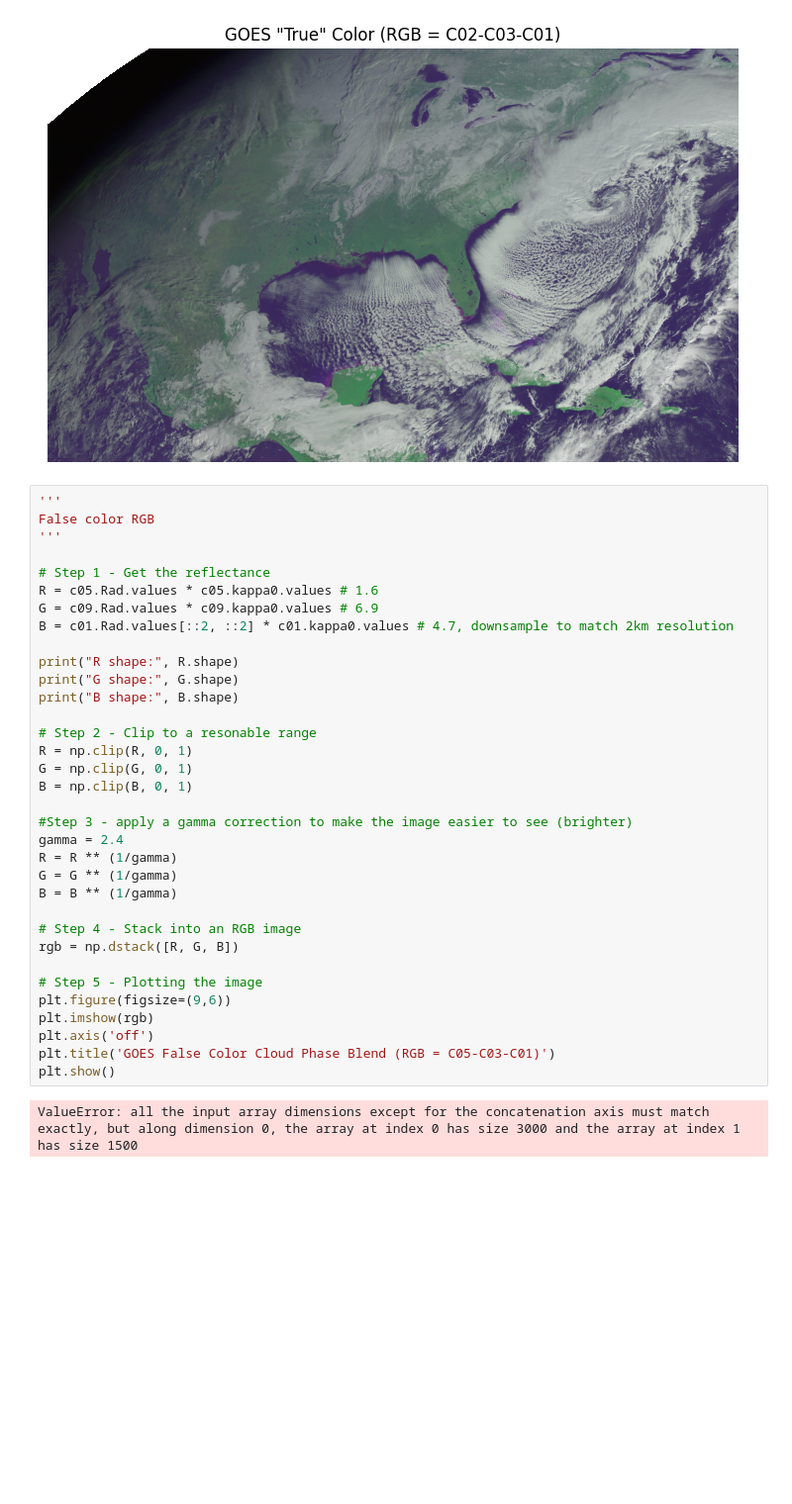
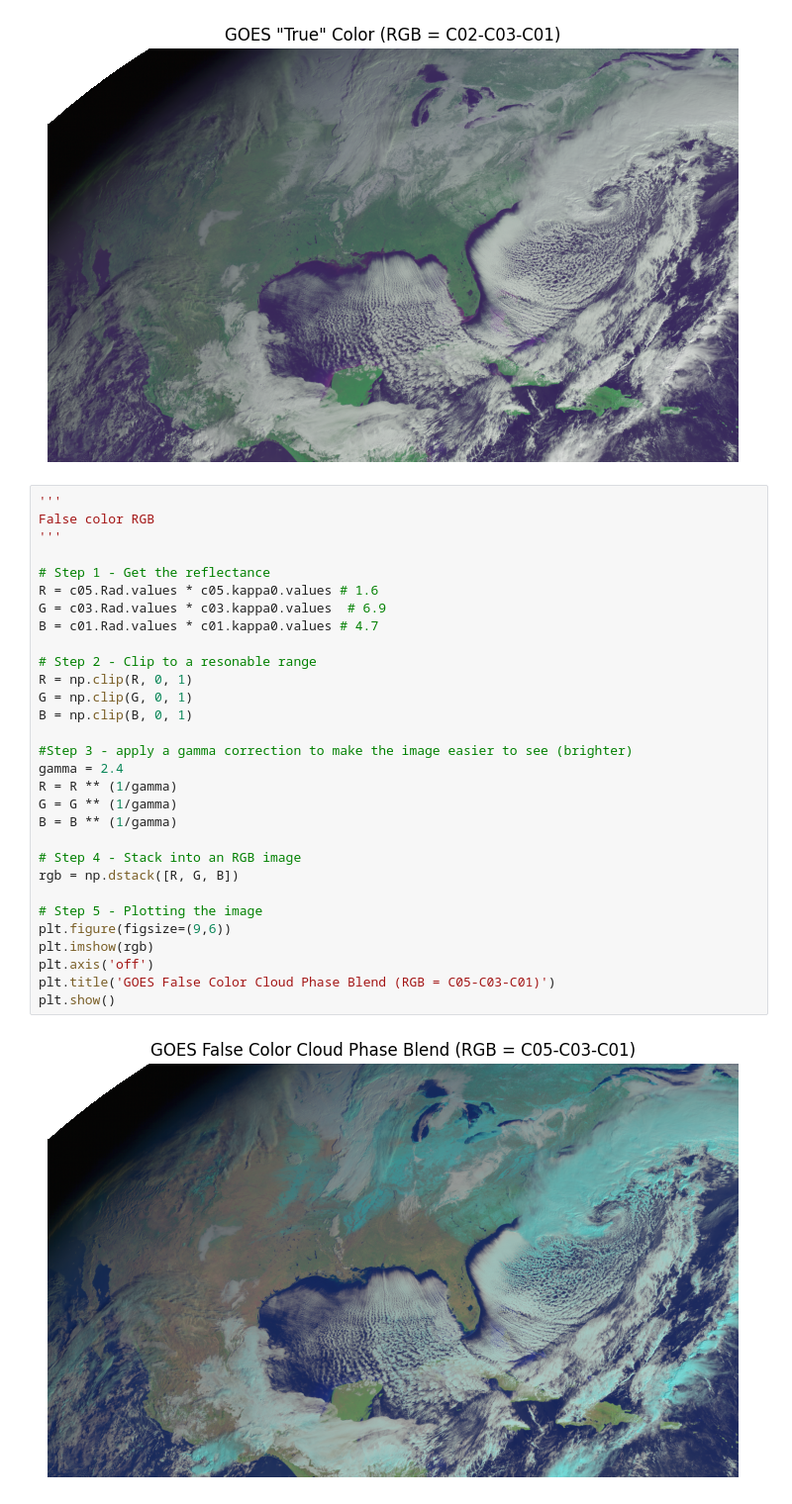
Before and after one commit to EP-Shark/MET4400C_Ins-obs_labs, a Jupyter notebook: Labs/Mini_lab4/Mini_lab4.ipynb, the cells around one changed output. Shown at 99% size. Drawn from its saved outputs; the diff is of its cells as text; blank space fills up the shorter version.

```diff
--- a/Labs/Mini_lab4/Mini_lab4.ipynb
+++ b/Labs/Mini_lab4/Mini_lab4.ipynb
@@ -160,36 +160,32 @@ plt.show()
 # %%
 '''
 False color RGB
 '''
 
 # Step 1 - Get the reflectance
 R = c05.Rad.values * c05.kappa0.values # 1.6
-G = c09.Rad.values * c09.kappa0.values # 6.9
-B = c01.Rad.values[::2, ::2] * c01.kappa0.values # 4.7, downsample to match 2km resolution
-
-print("R shape:", R.shape)
-print("G shape:", G.shape)
-print("B shape:", B.shape)
+G = c03.Rad.values * c03.kappa0.values  # 6.9
+B = c01.Rad.values * c01.kappa0.values # 4.7
 
 # Step 2 - Clip to a resonable range
 R = np.clip(R, 0, 1)
 G = np.clip(G, 0, 1)
 B = np.clip(B, 0, 1)
 
 #Step 3 - apply a gamma correction to make the image easier to see (brighter)
 gamma = 2.4
 R = R ** (1/gamma)
 G = G ** (1/gamma)
 B = B ** (1/gamma)
 
 # Step 4 - Stack into an RGB image
 rgb = np.dstack([R, G, B])
 
 # Step 5 - Plotting the image
 plt.figure(figsize=(9,6))
 plt.imshow(rgb)
 plt.axis('off')
 plt.title('GOES False Color Cloud Phase Blend (RGB = C05-C03-C01)')
 plt.show()
 # %% [output]
-ValueError: all the input array dimensions except for the concatenation axis must match exactly, but along dimension 0, the array at index 0 has size 3000 and the array at index 1 has size 1500
+[figure, added]
```
Also changed, not shown: parts of 7 cells of this notebook, 1 other file.
